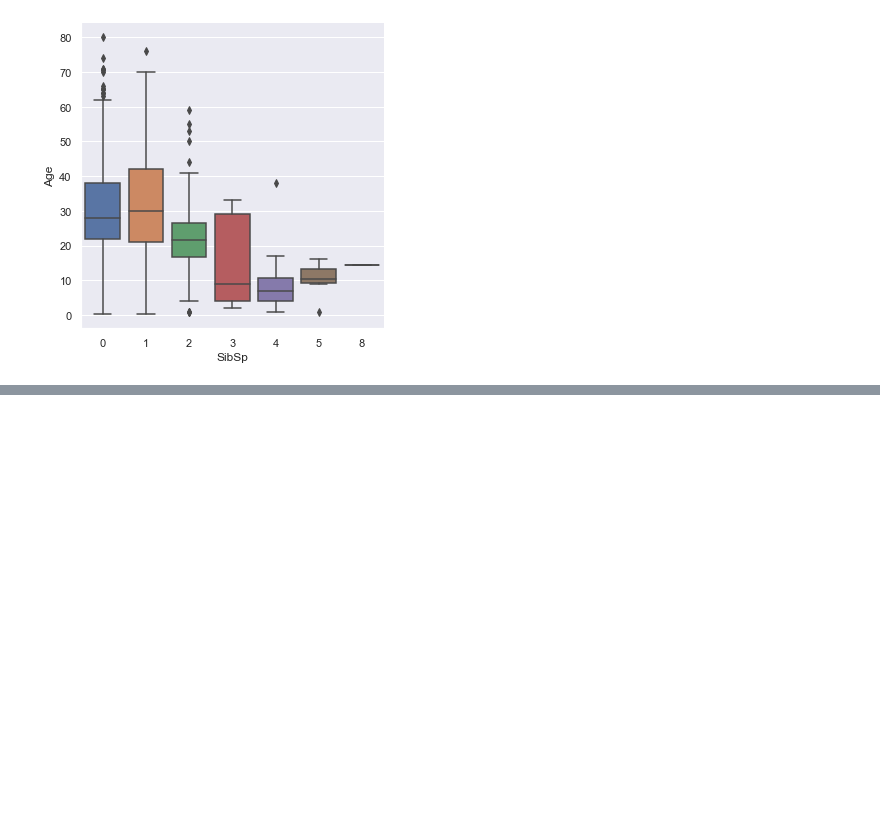
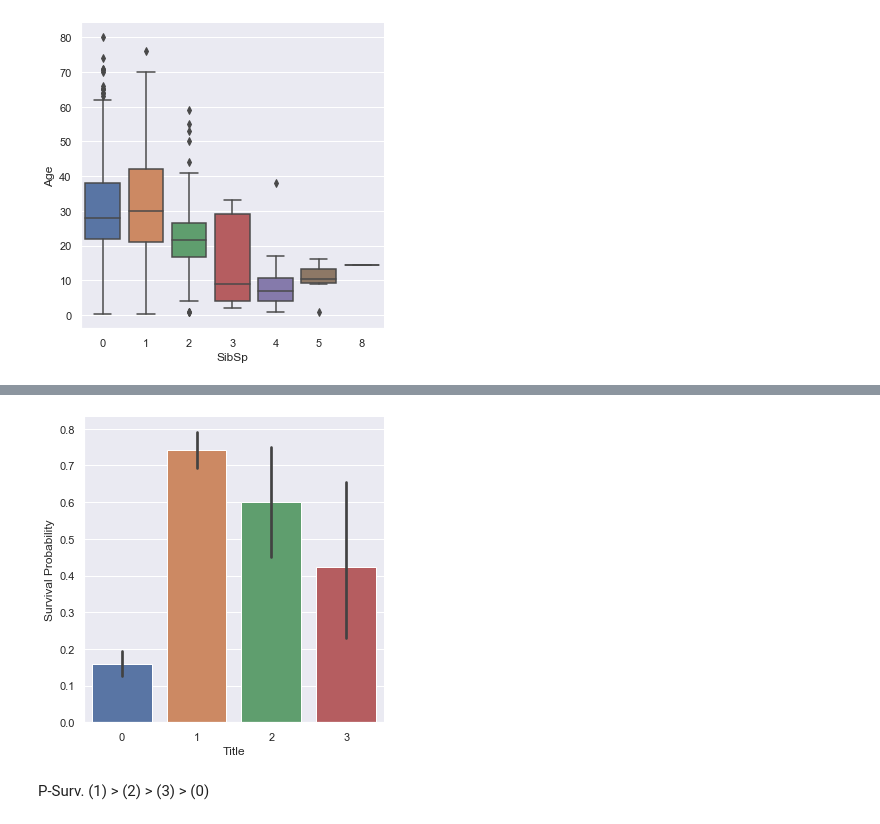
Before and after one commit to pksvv/25Jensemble, a Jupyter notebook: Titanic-Ensemble.ipynb, the cells around one changed output, grey strips where cells are left out. Cells and saved outputs as stored; diff of their text form; code cells hidden in the pictures; blank space fills up the shorter version.

```diff
--- a/Titanic-Ensemble.ipynb
+++ b/Titanic-Ensemble.ipynb
@@ -351,0 +472,8 @@ g = sns.factorplot(y='Age',x='SibSp',data=df,kind='box')
+# %%
+g = sns.factorplot(y='Survived',x='Title',data=df,kind='bar')
+
+g = g.set_ylabels('Survival Probability')
+# %% [output]
+[figure, added]
+# %% [markdown]
+P-Surv. (1) > (2) > (3) > (0)
```
Also changed, not shown: parts of 23 cells of this notebook.
